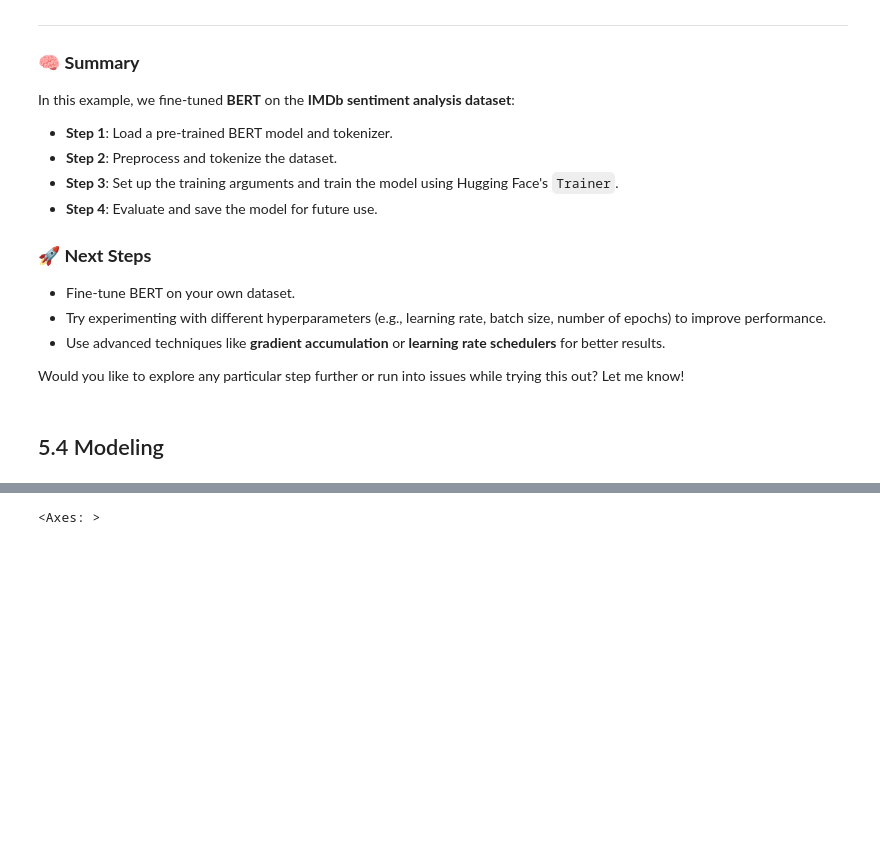
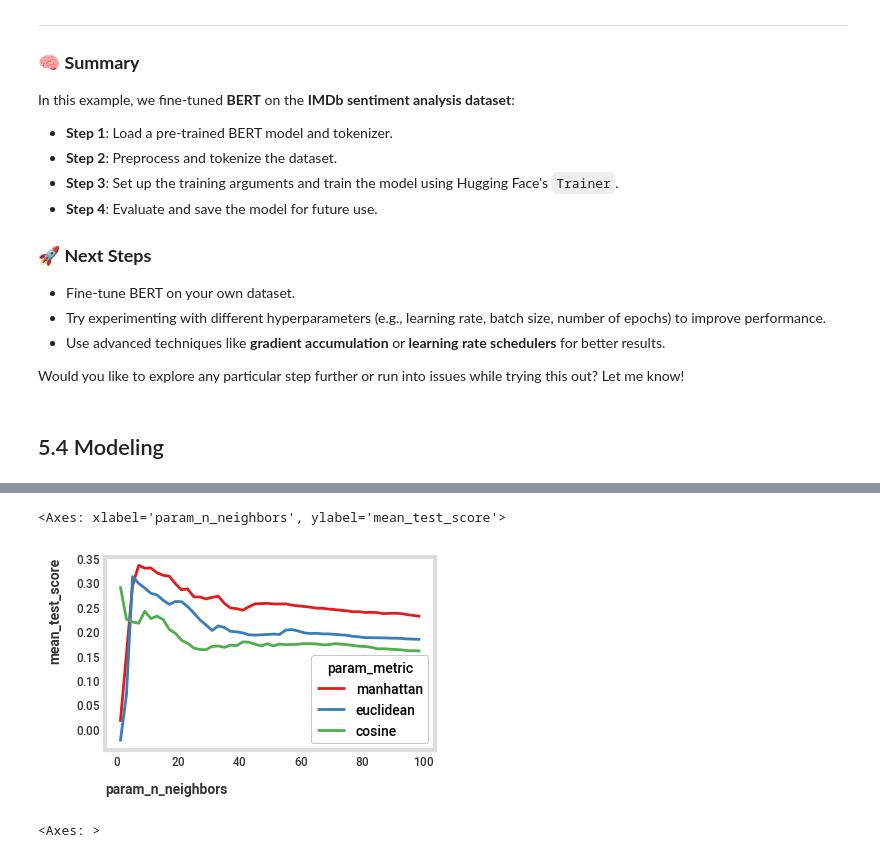
Before and after one commit to iragca/ml-final-project, a Jupyter notebook: notebooks/3.0-iragca-modeling.ipynb, the cells around one changed output, grey strips where cells are left out. Cells and saved outputs as stored; diff of their text form; code cells hidden in the pictures; blank space fills up the shorter version.

```diff
--- a/notebooks/3.0-iragca-modeling.ipynb
+++ b/notebooks/3.0-iragca-modeling.ipynb
@@ -636,3 +739,14 @@ shape: (15, 15)
+# %%
+sns.lineplot(
+    data=results_df.to_pandas(),
+    x="param_n_neighbors",
+    y="mean_test_score",
+    hue="param_metric",
+    palette="Set1",
+)
+# %% [output]
+<Axes: xlabel='param_n_neighbors', ylabel='mean_test_score'>
+[figure, added]
 # %%
 sns.scatterplot(
     x=X_test.flatten(),
```
Also changed, not shown: parts of 19 cells of this notebook.
